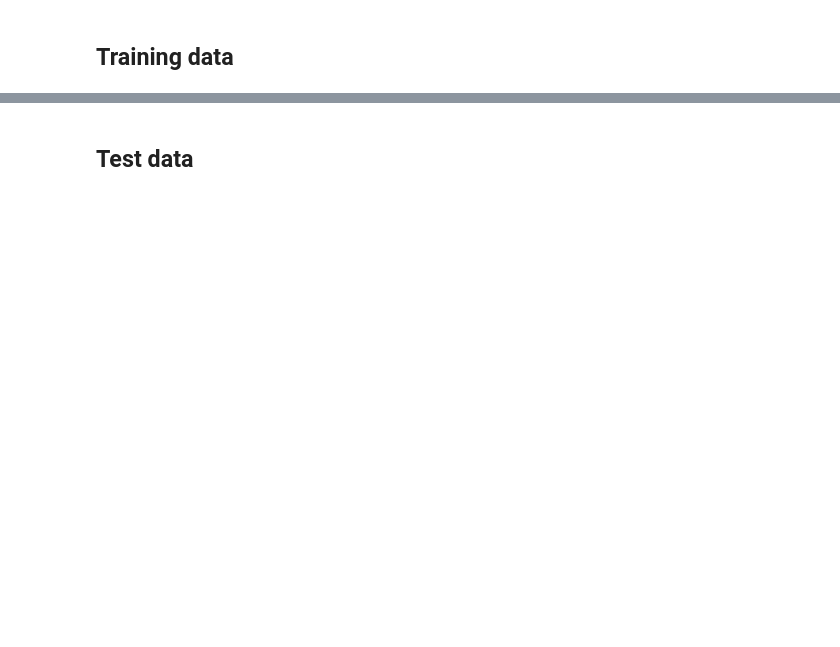
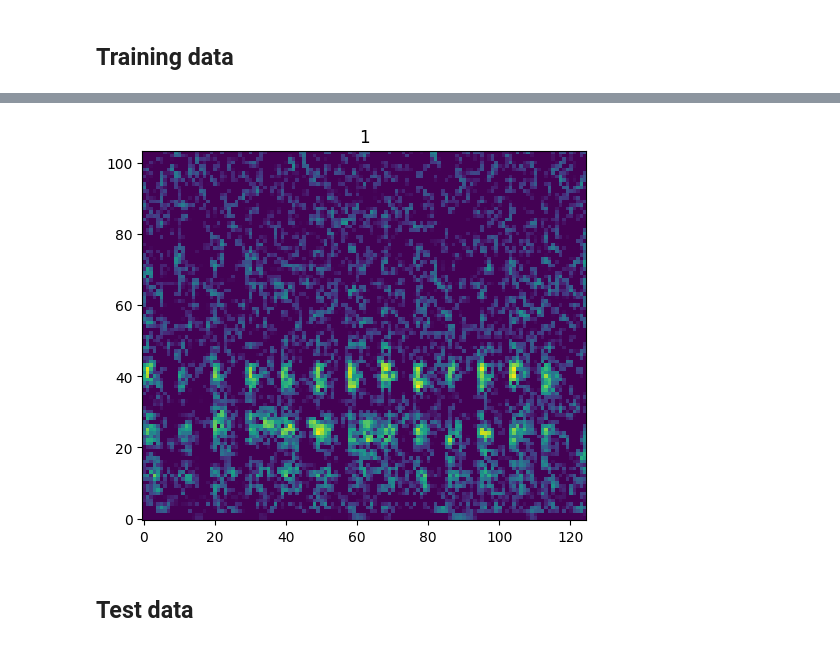
Before and after one commit to xaviermouy/ketos_utils, a Jupyter notebook: display_spectro_db.ipynb, the cells around one changed output, grey strips where cells are left out. Saved outputs shown, nothing was run; the diff lists cells and outputs as text; code cells hidden in the pictures; blank space fills up the shorter version.

```diff
--- a/display_spectro_db.ipynb
+++ b/display_spectro_db.ipynb
@@ -32,7 +32,7 @@ def plot_spectrogram(data,class_idx,label,idx):
 #db_file = r"G:\NOAA\2022_BC_fish_detector\ketos\dataset_20230206T120453\databases\spectro-0.2s_fft-0.064_step-0.01_fmin-0_fmax-1200_no-norm_denoised_40000perclass\database.h5"
 #db_file = r"G:\NOAA\2022_BC_fish_detector\ketos\dataset_20230206T120453\databases\spectro-0.2s_fft-0.064_step-0.01_fmin-0_fmax-1200_no-norm_denoised_10000perclass\database.h5"
 #db_file = r"G:\NOAA\2022_BC_fish_detector\ketos\dataset_20230206T120453\databases\spectro-0.2s_fft-0.064_step-0.01_fmin-0_fmax-1200_no-norm_denoised_fulldataset\database.h5"
-db_file = r"G:\NOAA\2022_Minke_whale_detector\ketos\dataset_20221214T163342\databases\spectro-5s_fft-0.256_step-0.03_fmin-0_fmax-800_no-norm\database.h5"
+db_file = r"G:\NOAA\2022_Minke_whale_detector\ketos\dataset_20221214T163342\databases\spectro-5s_fft-0.128_step-0.04_fimin-0_fmax-800_medianfilt-60s\database.h5"
 # %%
 db = dbi.open_file(db_file, "r")
 train_data = dbi.open_table(db, "/train/data")
@@ -63,11 +64,13 @@ IndexError: index 1 is out of bounds for axis 0 with size 0
 # %%
-idx = 1614
+idx = 237
 spectro = train_data[class_idx[idx]]["data"]
 label = train_data[class_idx[idx]]["label"]
 fig, ax = plt.subplots()  # a figure with a single Axes
 ax.imshow(spectro.T)
 ax.set_title(label)
 ax.invert_yaxis()
+# %% [output]
+[figure, added]
 # %% [markdown]
 ## Test data
 # %%
```
Also changed, not shown: parts of 7 cells of this notebook, 8 other files.
